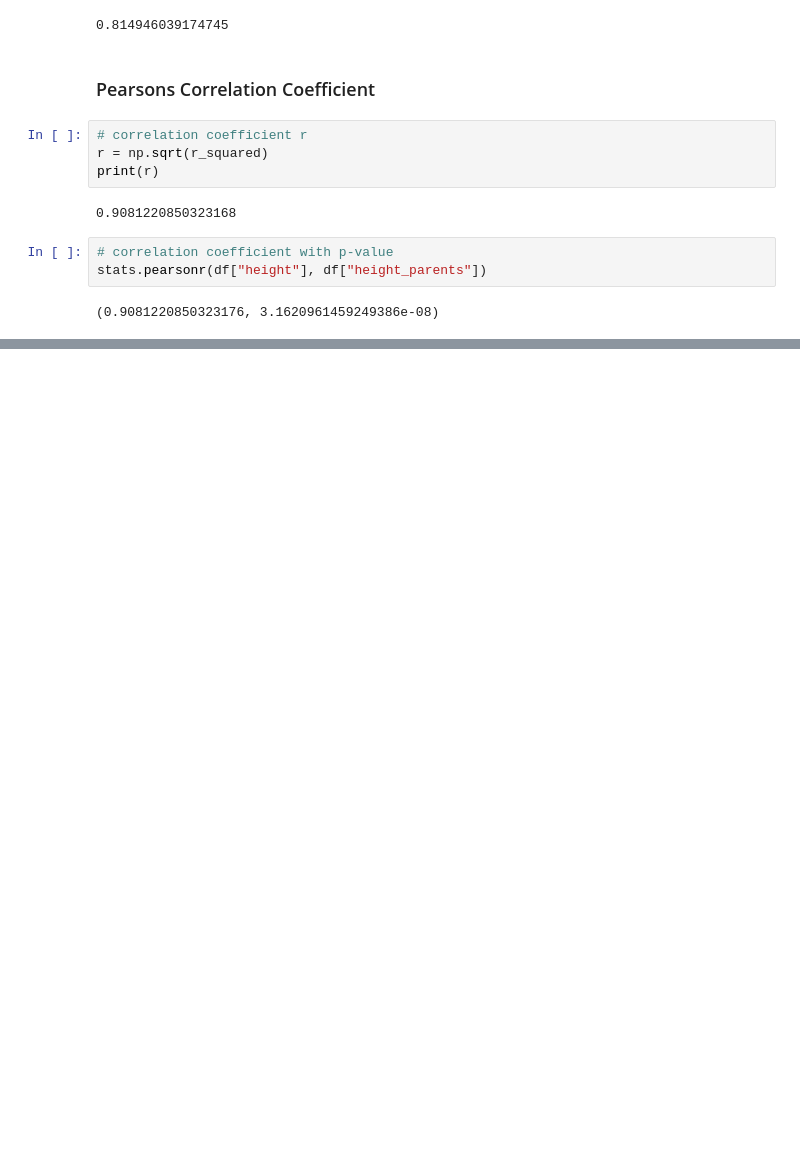
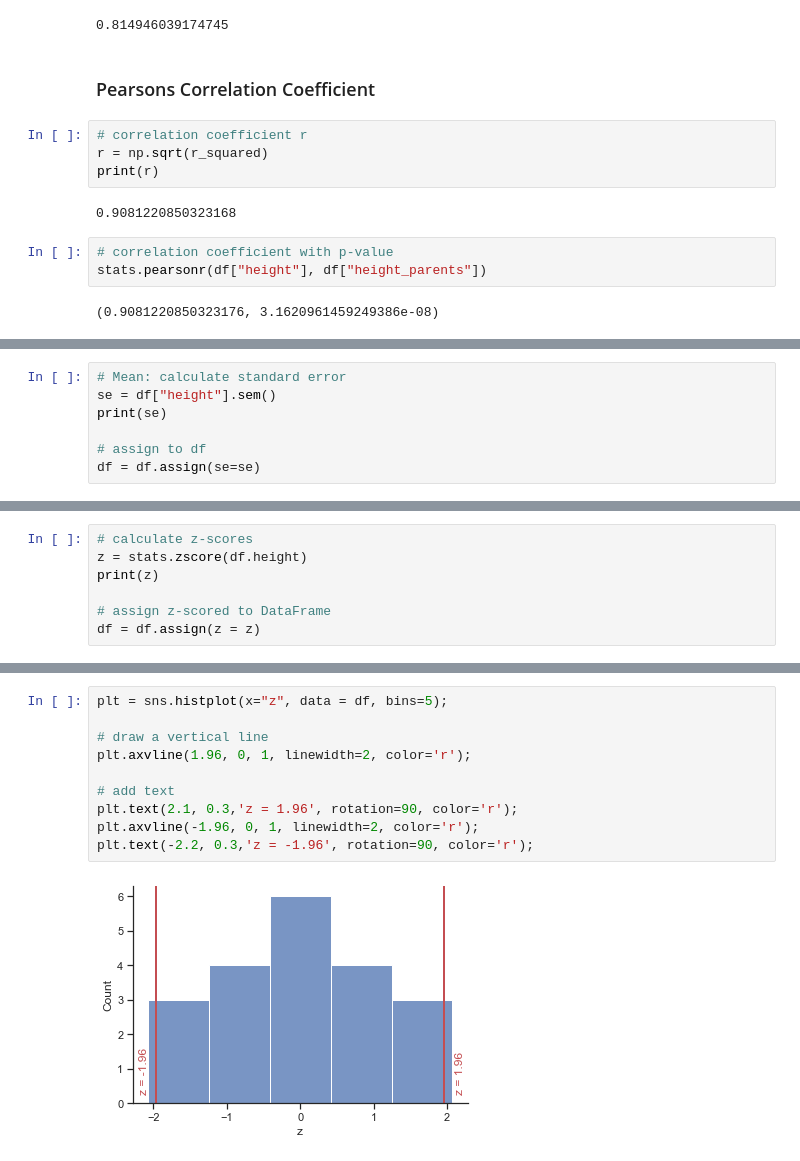
Before and after one commit to lenabinder1001/linear-regression, a Jupyter notebook: notebooks/linear-regression.ipynb, the cells around one changed output, grey strips where cells are left out. Drawn from its saved outputs; the diff is of its cells as text; blank space fills up the shorter version.

```diff
--- a/notebooks/linear-regression.ipynb
+++ b/notebooks/linear-regression.ipynb
@@ -393,0 +468,7 @@ stats.pearsonr(df["height"], df["height_parents"])
+# %%
+# Mean: calculate standard error
+se = df["height"].sem()
+print(se)
+
+# assign to df
+df = df.assign(se=se)
@@ -393,0 +513,7 @@ stats.pearsonr(df["height"], df["height_parents"])
+# %%
+# calculate z-scores
+z = stats.zscore(df.height)
+print(z)
+
+# assign z-scored to DataFrame
+df = df.assign(z = z)
@@ -393,0 +538,12 @@ stats.pearsonr(df["height"], df["height_parents"])
+# %%
+plt = sns.histplot(x="z", data = df, bins=5);
+
+# draw a vertical line
+plt.axvline(1.96, 0, 1, linewidth=2, color='r');
+
+# add text
+plt.text(2.1, 0.3,'z = 1.96', rotation=90, color='r');
+plt.axvline(-1.96, 0, 1, linewidth=2, color='r');
+plt.text(-2.2, 0.3,'z = -1.96', rotation=90, color='r');
+# %% [output]
+[figure, added]
```
Also changed, not shown: parts of 31 cells of this notebook.
